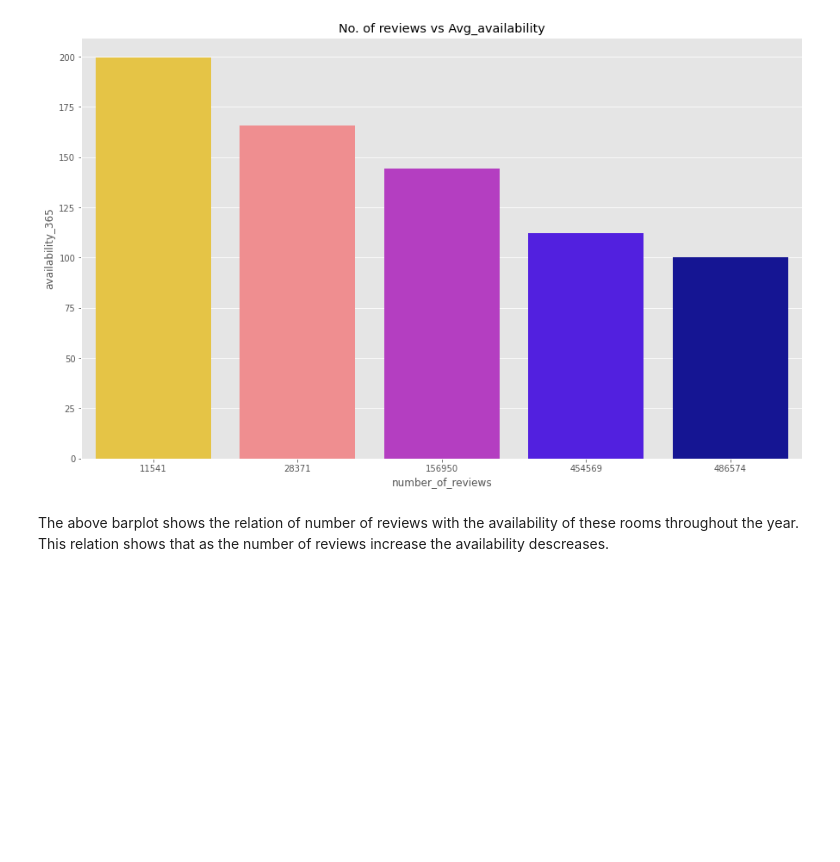
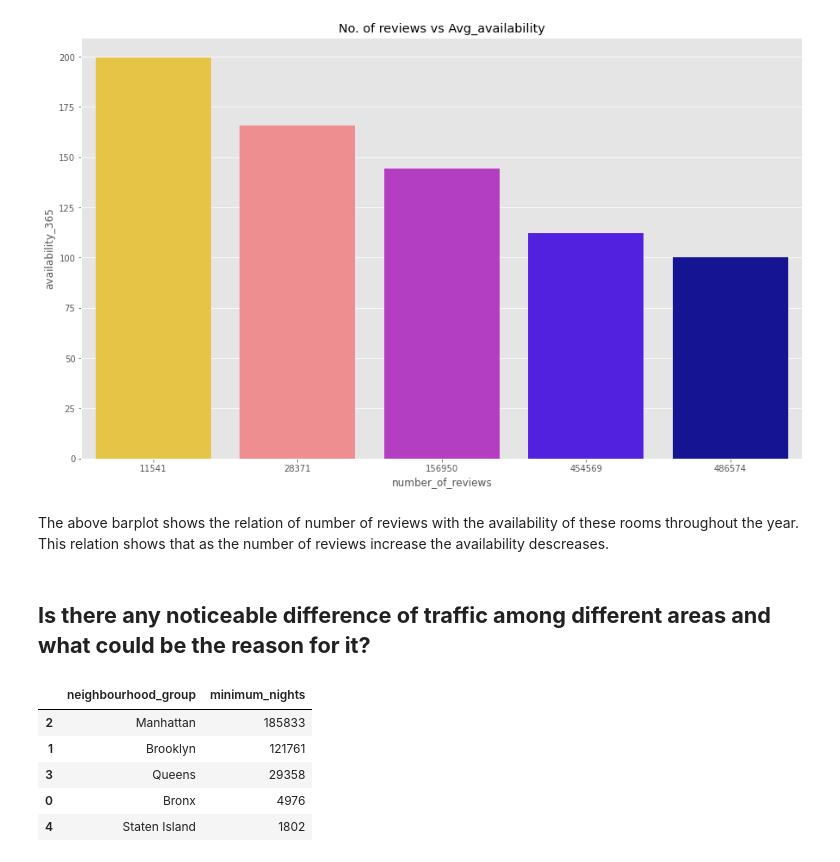
Before and after one commit to Deepakkarki24/Airbnb-Booking-Analysis, a Jupyter notebook: Deepak_Karki_Capstone_Project.ipynb, the cells around one changed output. Saved outputs shown, nothing was run; the diff lists cells and outputs as text; code cells hidden in the pictures; blank space fills up the shorter version.

```diff
--- a/Deepak_Karki_Capstone_Project.ipynb
+++ b/Deepak_Karki_Capstone_Project.ipynb
@@ -568,3 +568,17 @@ plt.show()
 [figure]
 # %% [markdown]
 The above barplot shows the relation of number of reviews with the availability of these rooms throughout the year. This relation shows that as the number of reviews increase the availability descreases.
+# %% [markdown]
+## **Is there any noticeable difference of traffic among different areas and what could be the reason for it?**
+# %%
+'''To check the traffic among different areas we will check the number of night spends in those areas'''
+traffic_by_areas = airbnb_data.groupby(['neighbourhood_group'])['minimum_nights'].sum().reset_index()
+traffic_by_areas = traffic_by_areas.sort_values(by='minimum_nights', ascending=False)
+traffic_by_areas
+# %% [output]
+|  | neighbourhood_group | minimum_nights |
+| 2 | Manhattan | 185833 |
+| 1 | Brooklyn | 121761 |
+| 3 | Queens | 29358 |
+| 0 | Bronx | 4976 |
+| 4 | Staten Island | 1802 |
```
Also changed, not shown: parts of 10 cells of this notebook.
